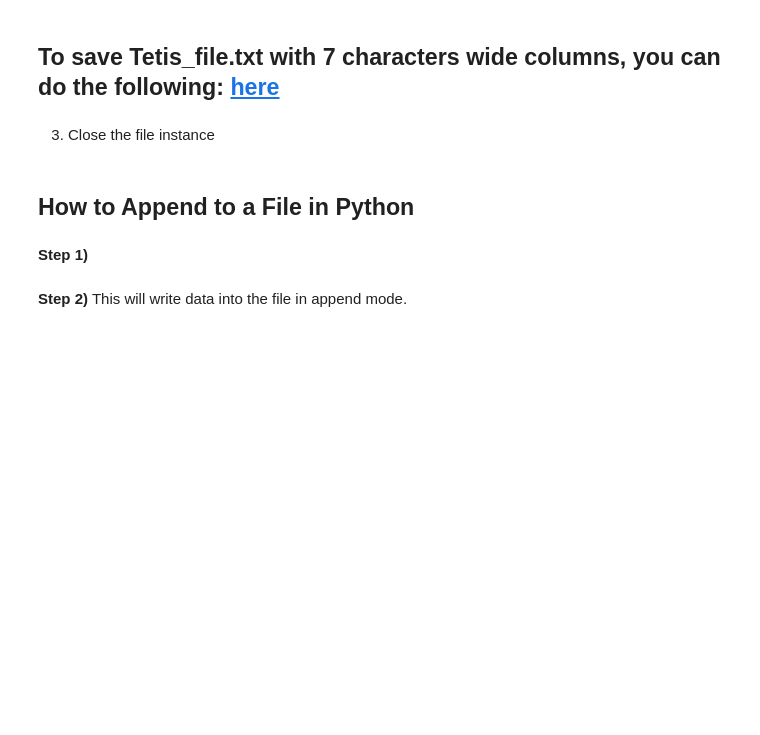
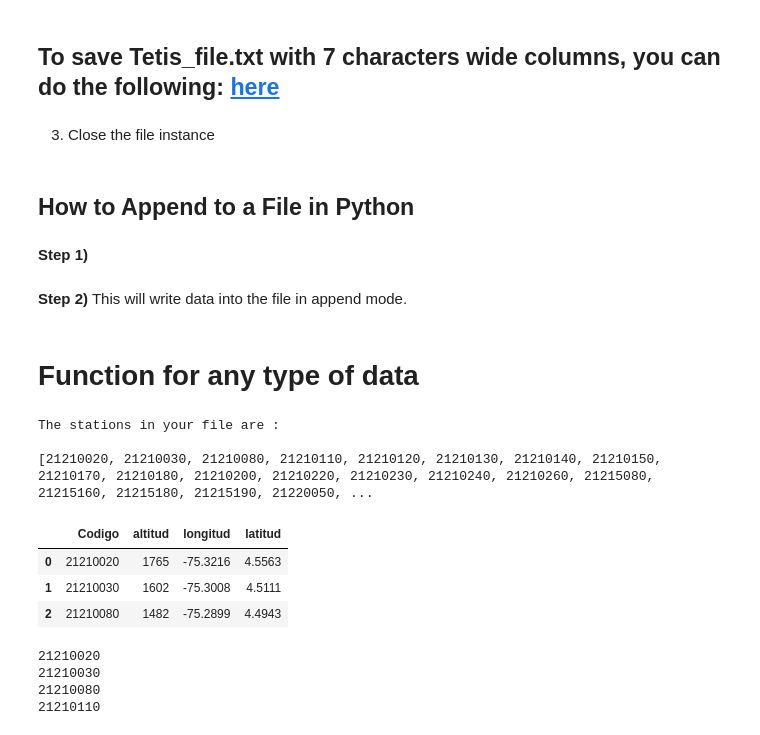
Before and after one commit to IngButters/input_Tetis, a Jupyter notebook: input_Tetis.ipynb, the cells around one changed output. Cells and saved outputs as stored; diff of their text form; code cells hidden in the pictures; blank space fills up the shorter version.

```diff
--- a/input_Tetis.ipynb
+++ b/input_Tetis.ipynb
@@ -207,3 +207,5 @@ f=open("Tetis_file.txt", "a+")
 # %%
 for i in range(2):
      f.write("Appended line %d\r\n" % (i+1))
+# %% [markdown]
+# Function for any type of data
@@ -209,0 +226,53 @@ for i in range(2):
+# %%
+#Data part
+
+# Missing data in tetis = -1
+datos = datos.fillna(-1)
+
+print("The stations in your file are : \n")
+print('[%s]'%', '.join(map(str, datos.columns.values)))
+# number of elements
+n_lst = int(input("Enter the number of stations : "))
+# Below line read inputs from user using map() function
+a_lst = list(map(int,input("\nEnter the stations (seperated with a comma): ").strip().split(",")))[:n_lst]
+for element in a_lst:
+    if isinstance(element, int):
+        # Select only the wanted stations
+        df_datos = datos[[str(i) for i in a_lst]]
+    if isinstance(element, str):
+        df_datos = datos[[a_lst]]
+    if isinstance(element, float):
+        # Select only the wanted stations
+        df_datos = datos[[str(i) for i in a_lst]]
+# %% [output]
+The stations in your file are :
+
+[21210020, 21210030, 21210080, 21210110, 21210120, 21210130, 21210140, 21210150, 21210170, 21210180, 21210200, 21210220, 21210230, 21210240, 21210260, 21215080, 21215160, 21215180, 21215190, 21220050, ...
+# %%
+# Latitude and longitude part
+
+# Convert column 'CODIGO' to index
+datos_ubicacion.set_index(datos_ubicacion.iloc[:, 0], inplace=True)
+# Leave only the columns of interest
+datos_ubicacion = datos_ubicacion[['altitud','longitud','latitud']]
+# Leave only the stations of interest
+# Convert string to int = list(map(int, columnas[1:]))
+for element in a_lst:
+    if isinstance(element, int):
+        # Select only the wanted stations
+        datos_ubicacion = datos_ubicacion.loc[list(a_lst)]
+    if isinstance(element, str):
+        datos_ubicacion = datos_ubicacion.loc[list(map(int, a_lst))]
+    if isinstance(element, float):
+        # Select only the wanted stations
+        datos_ubicacion = datos_ubicacion.loc[list(a_lst)]
+
+datos_ubicacion = datos_ubicacion.reset_index().rename(columns={datos_ubicacion.index.name:'Codigo'})
+
+datos_ubicacion = datos_ubicacion.round(decimals=4)
+datos_ubicacion
+# %% [output]
+|  | Codigo | altitud | longitud | latitud |
+| 0 | 21210020 | 1765 | -75.3216 | 4.5563 |
+| 1 | 21210030 | 1602 | -75.3008 | 4.5111 |
+| 2 | 21210080 | 1482 | -75.2899 | 4.4943 |
@@ -209,0 +301,8 @@ for i in range(2):
+# %%
+for i in df_datos.columns:
+    print(i)
+# %% [output]
+21210020
+21210030
+21210080
+21210110
```
Also changed, not shown: parts of 4 cells of this notebook, 1 other file.
